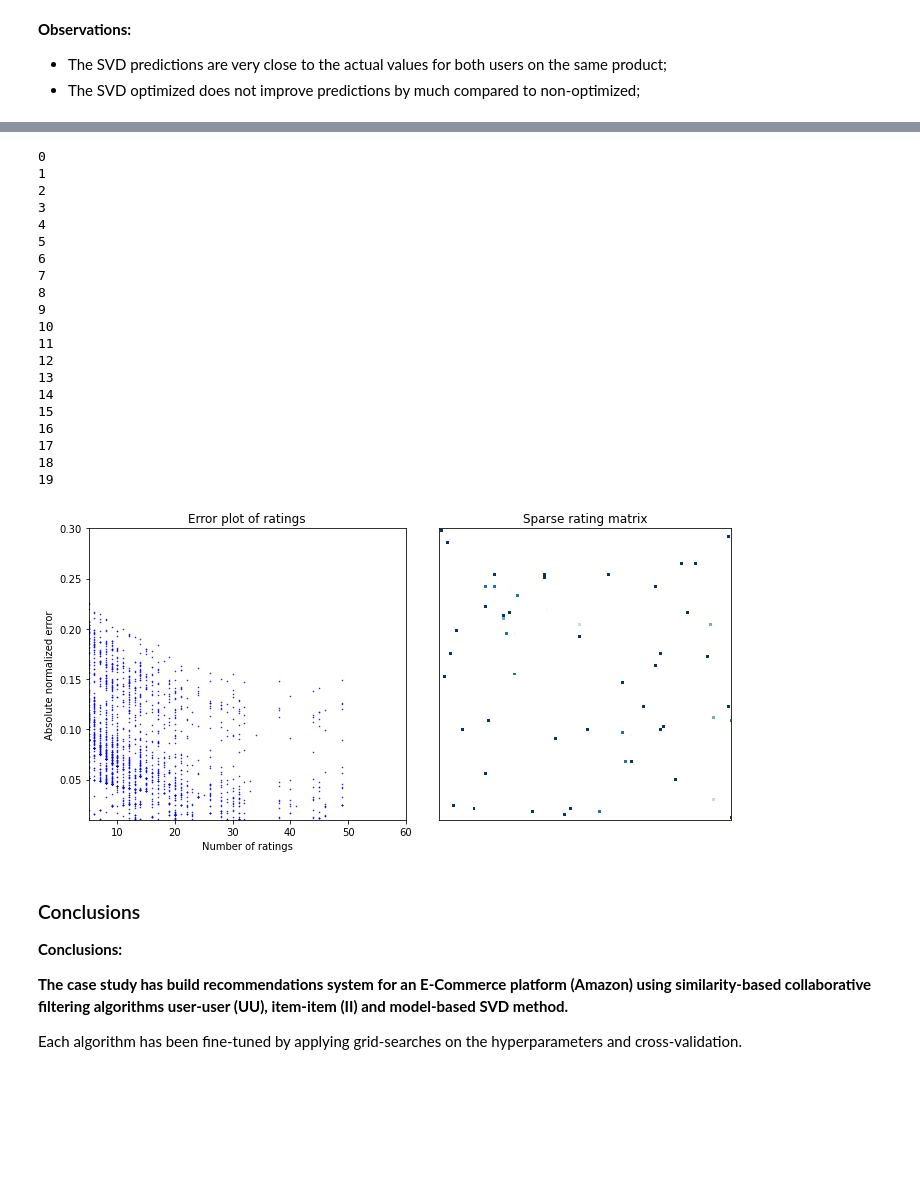
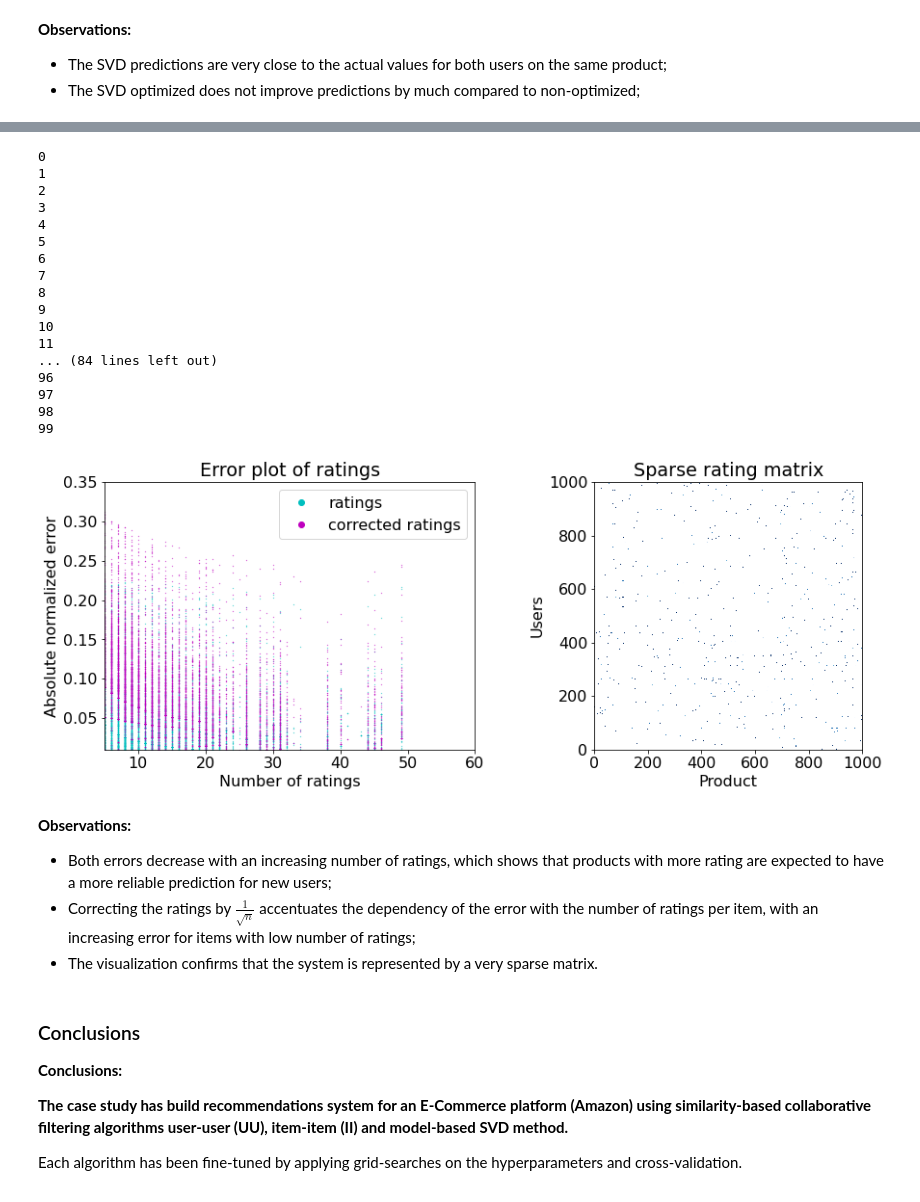
Before and after one commit to fparisio/DataScience, a Jupyter notebook: RecommendationSystem/RecommendationSystemsAmazonRating.ipynb, the cells around one changed output, grey strips where cells are left out. Cells and saved outputs as stored; diff of their text form; code cells hidden in the pictures; blank space fills up the shorter version.

Commit message:
Adding visualization of the error for the predicted ratings

```diff
--- a/RecommendationSystem/RecommendationSystemsAmazonRating.ipynb
+++ b/RecommendationSystem/RecommendationSystemsAmazonRating.ipynb
@@ -1006,9 +924,16 @@ df_final
 # %%
+#Preparing data to evaluate predicted rating error as a function of the number of rating per each item, for 100 randomly selected users
+
+#Create empty lists
 total_count = []
 total_error = []
 total_error_corr = []
-for i in range(20):
+
+#Loop over 100 random users
+for i in range(100):
     print(i)
+
+    #Assign random user i
     random_user = df_final.user_id.iloc[np.random.randint(0,len(df_final)-1)]
 
     #Get top 100 recommendations for user_id A2XIOXRRYX0KZY using "svd_optimized" algorithm.
@@ -1018,13 +943,21 @@ for i in range(20):
     rkp = ranking_products(svd_recommendations, final_rating)
     rkp = rkp.sort_values('rating_count',ascending=False)
 
+    #Create the ranking mean for each product
     actual_rating_avg = []
     for i in rkp.prod_id:
         actual_rating_avg.append(df_final[df_final['prod_id']==i].mean()[0])
 
+    #Assign actual rating mean to user
     rkp['actual_rating'] = actual_rating_avg
+
+    #Calculate error between predictions and actual rating
     rkp['error'] = abs(rkp['actual_rating'] - rkp['predicted_ratings']) / rkp['actual_rating']
+
+    #Calculate the error between corrected predictions and actual rating
     rkp['error_corrected'] = abs(rkp['actual_rating'] - rkp['corrected_ratings']) / rkp['actual_rating']
+
+    #Append variables
     total_count.append(rkp.rating_count)
     total_error.append(rkp.error)
     total_error_corr.append(rkp.error_corrected)
@@ -1041,44 +974,65 @@ for i in range(20):
 9
 10
 11
-12
-13
-14
-15
-16
-17
-18
-19
+... (84 lines left out)
+96
+97
+98
+99
 # %%
-fig, ax = plt.subplots(nrows=1, ncols=2, figsize=(10,5))
+#Plotting the error in rating as a function of the number of ratings for 20 random users
 
-#plt.plot(rkp.rating_count, rkp.error, 'bd')
-#plt.plot(total_count, total_error, 'r', linewidth=0.1)
-#plt.plot(total_count, total_error, 'ro',markersize=0.5)
+#Flattening plot variables
+total_count = np.array(total_count).flatten()
+total_error = np.array(total_error).flatten()
+total_error_corr = np.array(total_error_corr).flatten()
 
+#Setup plotting
+import matplotlib
+font = {'family' : 'normal',
+        'weight' : 'normal',
+        'size'   : 16}
 
-ax[0].plot(total_count, total_error_corr, 'bo',markersize=0.5)
+matplotlib.rc('font', **font)
+
+scale = 1.3
+fig, ax = plt.subplots(nrows=1, ncols=2, figsize=(10*scale,4*scale))
+
+#Plot the corrected error
+ax[0].plot(total_count, total_error, 'co',markersize=0.25, label='ratings')
+ax[0].plot(total_count, total_error_corr, 'mo',markersize=0.25, label='corrected ratings')
 ax[0].set_xlim([5e0,60])
-ax[0].set_ylim([1e-2,0.3])
+ax[0].set_ylim([1e-2,0.35])
 ax[0].set_title('Error plot of ratings')
 ax[0].set_xlabel('Number of ratings')
 ax[0].set_ylabel('Absolute normalized error')
+lgnd = ax[0].legend()
+lgnd.legendHandles[0]._legmarker.set_markersize(6)
+lgnd.legendHandles[1]._legmarker.set_markersize(6)
 
+#Import colormap
 import matplotlib.cm as cm
+
+#Build user-item matrix by pivoting data
 user_item_interactions_matrix = df_final.pivot(index='user_id', columns='prod_id', values='rating')
-#user_item_interactions_matrix.to_csv('inter_matrix.csv',index=False)
 
+#Plot user-item matrix to visualize system sparsity
 ax[1].imshow(user_item_interactions_matrix, interpolation='nearest', cmap=cm.Blues)
-ax[1].axes.get_xaxis().set_visible(False)
-ax[1].axes.get_yaxis().set_visible(False)
-ax[1].set_xlim([1000,1000])
-ax[1].set_ylim([1000,1000])
+ax[1].set_xlim([0,1000])
+ax[1].set_ylim([0,1000])
 ax[1].set_title('Sparse rating matrix')
+ax[1].set_xlabel('Product')
+ax[1].set_ylabel('Users')
 
 fig.tight_layout()
 plt.show()
 # %% [output]
-[figure, old version]
+[figure, new version]
+# %% [markdown]
+**Observations:**
+- Both errors decrease with an increasing number of ratings, which shows that products with more rating are expected to have a more reliable prediction for new users;
+- Correcting the ratings by $\frac{1}{\sqrt{n}}$ accentuates the dependency of the error with the number of ratings per item, with an increasing error for items with low number of ratings;
+- The visualization confirms that the system is represented by a very sparse matrix.
 # %% [markdown]
 ### Conclusions
 
```
Also changed, not shown: parts of 12 cells of this notebook.
